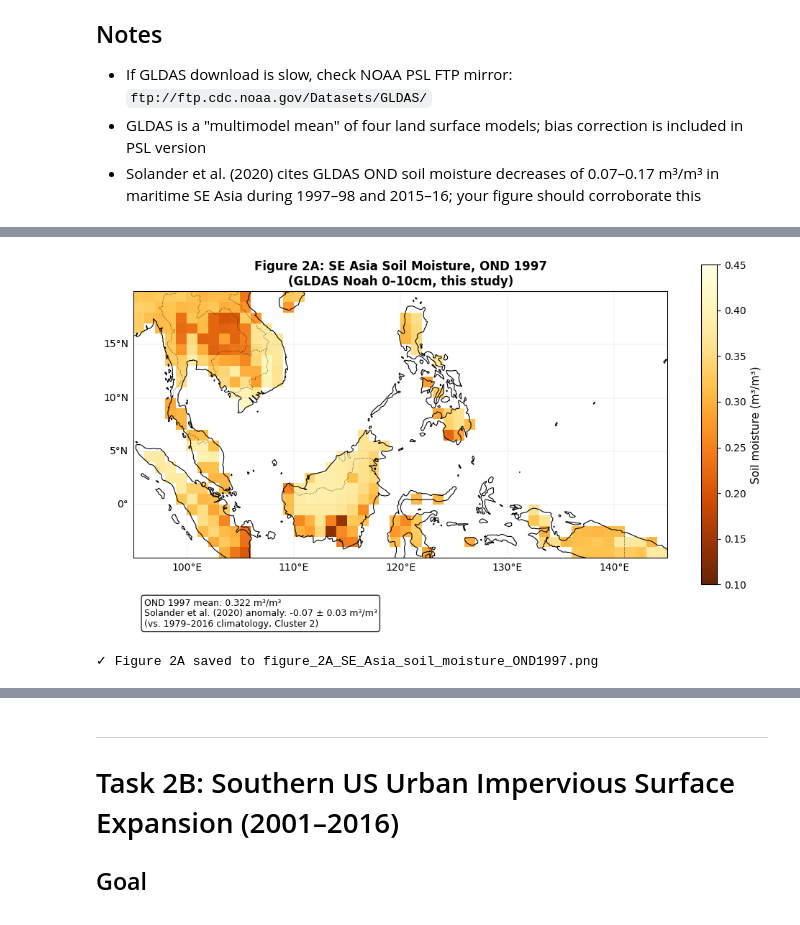
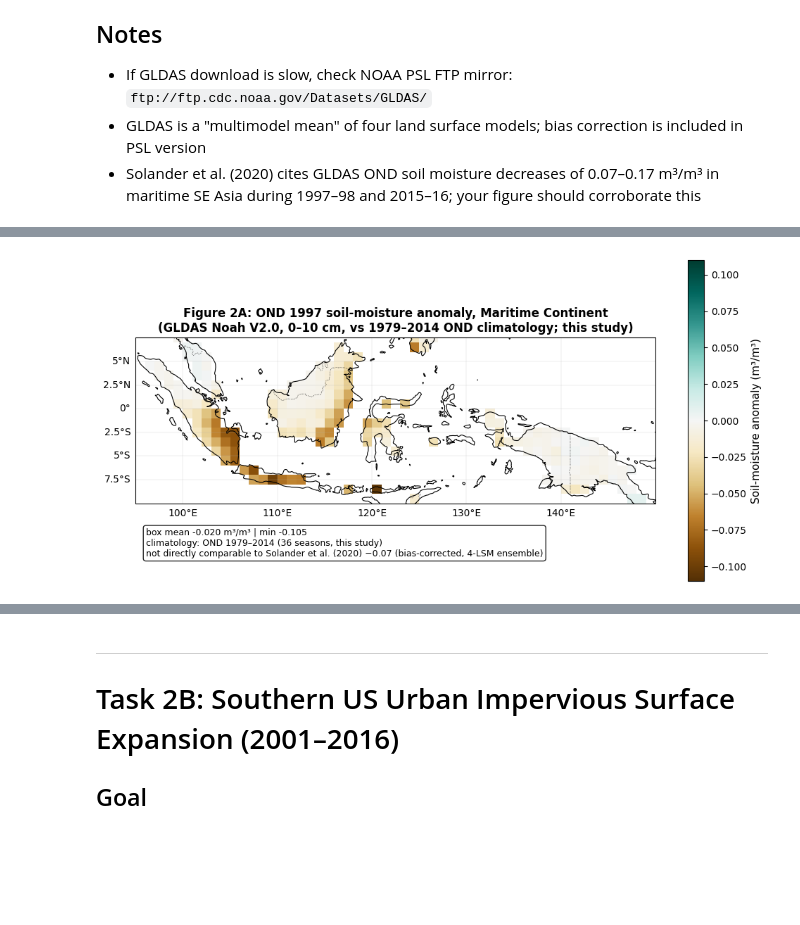
Before and after one commit to shunchantsai/Bjerknes-Diagnostic-Lab, a Jupyter notebook: 03_SEAsia_Drought_Data_Processing.ipynb, the cells around one changed output, grey strips where cells are left out. Saved outputs shown, nothing was run; the diff lists cells and outputs as text; code cells hidden in the pictures; blank space fills up the shorter version.

Commit message:
NB3: compute OND 1997 anomaly vs 1979-2014 OND climatology; re-plot Fig 2A as anomaly map to 10S

```diff
--- a/03_SEAsia_Drought_Data_Processing.ipynb
+++ b/03_SEAsia_Drought_Data_Processing.ipynb
@@ -143,51 +152,39 @@ Independently computed OND 1997 raw mean: 0.322 m³/m³
 Published anomaly (cited, not independently recomputed): -0.07 m³/m³
 → used due to unavailable 1979-2016 local climatology
 # %%
-# Step 9: Create Figure 2A - SE Asia soil moisture map (OND 1997)
+# Step 9: Figure 2A — OND 1997 soil-moisture ANOMALY vs 1979–2014 OND climatology
 fig = plt.figure(figsize=(10, 6))
 ax = plt.axes(projection=ccrs.PlateCarree())
 
-# Plot the raw OND 1997 soil moisture (m³/m³)
+vlim = 0.11  # symmetric about zero so the colour scale cannot imply a false sign
 im = ax.pcolormesh(
-    ond_1997_mean_m3m3['lon'],
-    ond_1997_mean_m3m3['lat'],
-    ond_1997_mean_m3m3.values,
-    cmap='YlOrBr_r',  # dry=orange, wet=yellow (reversed so low=brown/dry)
-    vmin=0.10, vmax=0.45,
-    transform=ccrs.PlateCarree()
+    ond_1997_anom_m3m3['lon'], ond_1997_anom_m3m3['lat'], ond_1997_anom_m3m3.values,
+    cmap='BrBG', vmin=-vlim, vmax=vlim, transform=ccrs.PlateCarree()
 )
 
-# Add coastlines and features
 ax.add_feature(cfeature.COASTLINE, linewidth=0.8)
 ax.add_feature(cfeature.BORDERS, linewidth=0.5, linestyle=':')
-ax.set_extent([95, 145, -5, 20], crs=ccrs.PlateCarree())
+ax.set_extent([95, 150, -10, 7.5], crs=ccrs.PlateCarree())   # full data box, reaches 10°S
 
-# Gridlines
 gl = ax.gridlines(draw_labels=True, linewidth=0.3, alpha=0.5)
-gl.top_labels = False
-gl.right_labels = False
+gl.top_labels = False; gl.right_labels = False
 
-# Colorbar
 cbar = plt.colorbar(im, ax=ax, orientation='vertical', pad=0.05, shrink=0.8)
-cbar.set_label('Soil moisture (m³/m³)', fontsize=11)
+cbar.set_label('Soil-moisture anomaly (m³/m³)', fontsize=11)
 
-# Title and annotation
-ax.set_title('Figure 2A: SE Asia Soil Moisture, OND 1997\n(GLDAS Noah 0–10cm, this study)',
-              fontsize=12, fontweight='bold')
+ax.set_title('Figure 2A: OND 1997 soil-moisture anomaly, Maritime Continent\n'
+             '(GLDAS Noah V2.0, 0–10 cm, vs 1979–2014 OND climatology; this study)',
+             fontsize=12, fontweight='bold')
 
-# Add text box with key stats
-textstr = (f"OND 1997 mean: {ond_1997_mean_m3m3.mean().values:.3f} m³/m³\n"
-           f"Solander et al. (2020) anomaly: {solander_anomaly_1997} ± 0.03 m³/m³\n"
-           f"(vs. 1979–2016 climatology, Cluster 2)")
-props = dict(boxstyle='round', facecolor='white', alpha=0.85)
+textstr = (f"box mean {float(ond_1997_anom_m3m3.mean()):+.3f} m³/m³ | "
+           f"min {float(ond_1997_anom_m3m3.min()):+.3f}\n"
+           f"climatology: OND 1979–2014 (36 seasons, this study)\n"
+           f"not directly comparable to Solander et al. (2020) −0.07 (bias-corrected, 4-LSM ensemble)")
 ax.text(0.02, -0.15, textstr, transform=ax.transAxes, fontsize=9,
-        verticalalignment='top', bbox=props)
+        verticalalignment='top', bbox=dict(boxstyle='round', facecolor='white', alpha=0.85))
 
 plt.tight_layout()
-plt.savefig('figure_2A_SE_Asia_soil_moisture_OND1997.png', dpi=300, bbox_inches='tight')
+plt.savefig('figures/figure_2A_SE_Asia_soil_moisture_OND1997.png', dpi=300, bbox_inches='tight')
 plt.show()
-
-print("\n✓ Figure 2A saved to figure_2A_SE_Asia_soil_moisture_OND1997.png")
 # %% [output]
-[figure, old version]
+[figure, new version]
-✓ Figure 2A saved to figure_2A_SE_Asia_soil_moisture_OND1997.png
```
Also changed, not shown: parts of 5 cells of this notebook, 1 other file.
